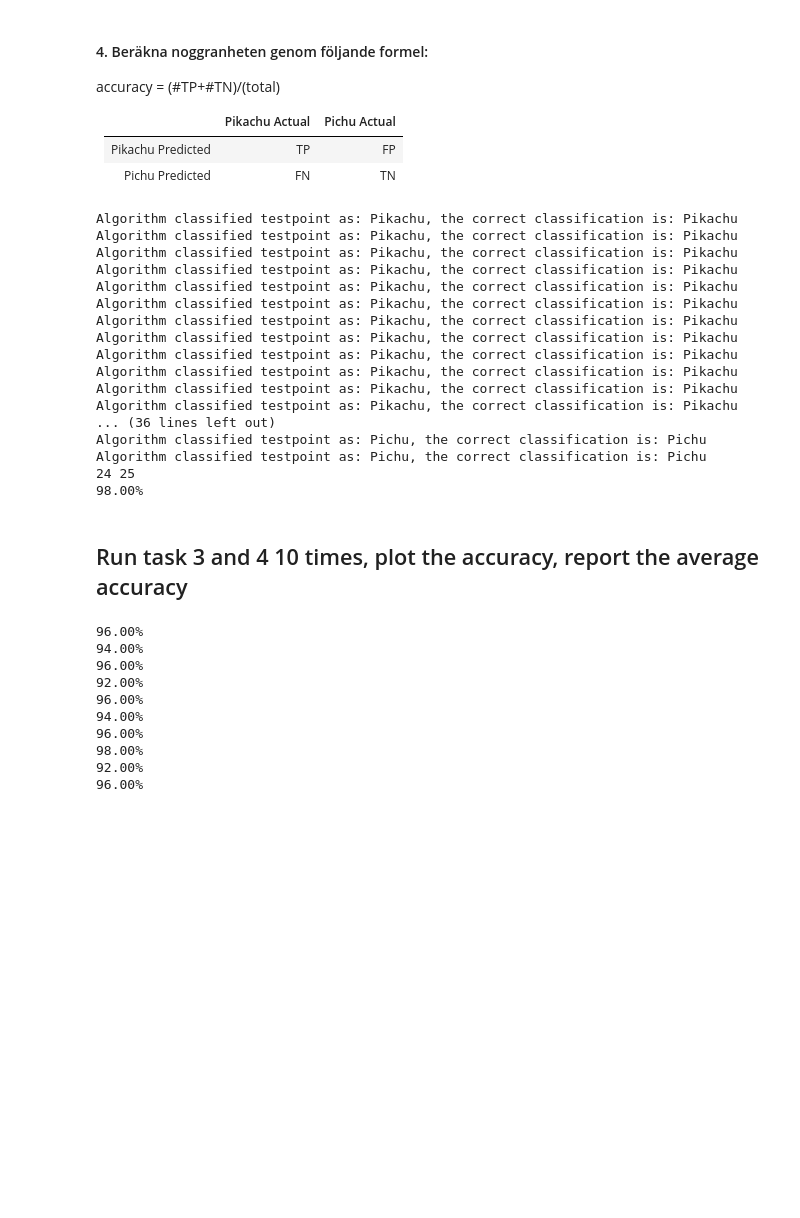
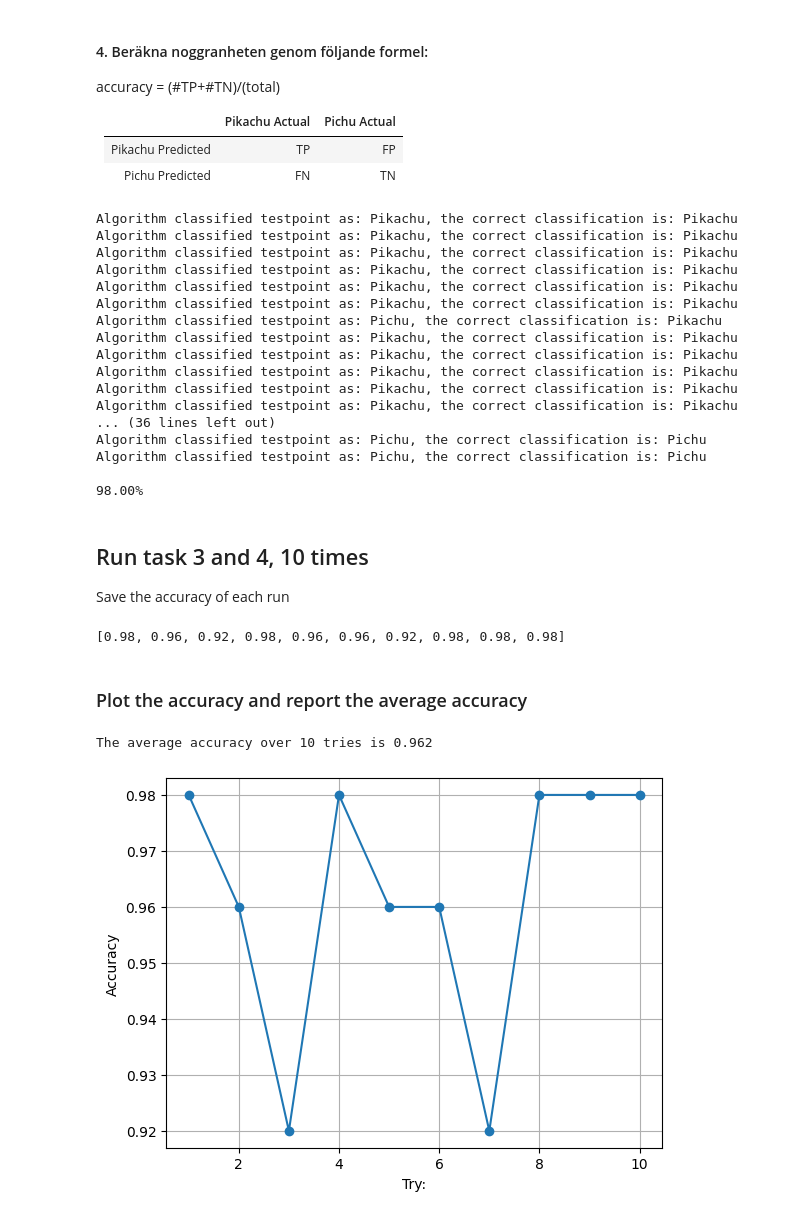
Before and after one commit to Crudeerz/Python-Rasmus-Berghall, a Jupyter notebook: Laborations/Lab2/Lab2.ipynb, the cells around one changed output. Cells and saved outputs as stored; diff of their text form; code cells hidden in the pictures; blank space fills up the shorter version.

```diff
--- a/Laborations/Lab2/Lab2.ipynb
+++ b/Laborations/Lab2/Lab2.ipynb
@@ -120,15 +127,3 @@ Sample with (width, height): (20.5, 34.0) classified as Pichu
-# %%
-def user_input(prompt = "Input: "):
-
-    while True:
-        try:
-            point = int(input(prompt).strip())
-            if 0 < point:
-                return point
-        except ValueError:
-            print("Your value is not a integer! Try again")
-        else:
-            print("Your value is a negative value! Try again")
 # %%
 
 #Get input from user, testpoint with width and height.
@@ -304,8 +295,8 @@ for i in range(len(test_data)):
     actual_label = int(test_data[i][label])
 
     # Check for TP, TN.
-    # If algorithm chose pikachu and answer is pikachu it is a TP.
-    # If algrithm chose pichu and answer is pichu it is a TN.
+    # If algorithm chose pikachu and answer is pikachu it is a TP (True Positive).
+    # If algrithm chose pichu and answer is pichu it is a TN (True Negative).
     if distance_label == 1 and actual_label == 1:
         TP += 1
 
@@ -325,15 +316,12 @@ for i in range(len(test_data)):
         answer = 'Pichu'
 
 
-
-
-    #print(f"Sample with (width, height): ({test_data[i][width]}, {test_data[i][height]}) classified as {pokémon}")
     print(f'Algorithm classified testpoint as: {pokémon}, the correct classification is: {answer}')
 
 
-# Beräkna och skriva ut accuracy för aktuell test och träningsdata
+# Beräkna och skriva ut accuracy i procent för aktuell test och träningsdata
 accuracy = (TP + TN) / 50
-print(f'{accuracy :.2%}')
+print(f'\n{accuracy :.2%}')
 # %% [output]
 Algorithm classified testpoint as: Pikachu, the correct classification is: Pikachu
 Algorithm classified testpoint as: Pikachu, the correct classification is: Pikachu
@@ -341,7 +329,7 @@ Algorithm classified testpoint as: Pikachu, the correct classification is: Pikac
 Algorithm classified testpoint as: Pikachu, the correct classification is: Pikachu
 Algorithm classified testpoint as: Pikachu, the correct classification is: Pikachu
 Algorithm classified testpoint as: Pikachu, the correct classification is: Pikachu
-Algorithm classified testpoint as: Pikachu, the correct classification is: Pikachu
+Algorithm classified testpoint as: Pichu, the correct classification is: Pikachu
 Algorithm classified testpoint as: Pikachu, the correct classification is: Pikachu
 Algorithm classified testpoint as: Pikachu, the correct classification is: Pikachu
 Algorithm classified testpoint as: Pikachu, the correct classification is: Pikachu
@@ -350,15 +338,18 @@ Algorithm classified testpoint as: Pikachu, the correct classification is: Pikac
 ... (36 lines left out)
 Algorithm classified testpoint as: Pichu, the correct classification is: Pichu
 Algorithm classified testpoint as: Pichu, the correct classification is: Pichu
-24 25
+
 98.00%
 # %% [markdown]
-## Run task 3 and 4 10 times, plot the accuracy, report the average accuracy
+## Run task 3 and 4, 10 times
+Save the accuracy of each run
 # %%
+# Define list to save accuracy for every test
+accuracy = []
+number_of_tries = 10
 
-import random
-
-for j in range(10):
+# Run task 3 and 4 10 times
+for j in range(number_of_tries):
 
 # Seperate pikachu and pichu points into different lists
     pikachu_points = [point for point in datapoints if int(point[label]) == 1]
@@ -449,16 +440,25 @@ for j in range(10):
 
 
 # Beräkna och skriva ut accuracy för aktuell test- och träningsdata
-    accuracy = (TP + TN) / 50
-    print(f'{accuracy :.2%}')
+
+    accuracy.append((TP + TN) / 50)
+
+print(accuracy)
 # %% [output]
-96.00%
-94.00%
-96.00%
-92.00%
-96.00%
-94.00%
-96.00%
-98.00%
-92.00%
-96.00%
+[0.98, 0.96, 0.92, 0.98, 0.96, 0.96, 0.92, 0.98, 0.98, 0.98]
+# %% [markdown]
+### Plot the accuracy and report the average accuracy
+# %%
+# Plot the graph for accuracy
+plt.plot(range(1, len(accuracy) + 1), accuracy, marker= 'o')
+plt.grid()
+plt.xlabel("Try:")
+plt.ylabel("Accuracy")
+
+# Calculate average accuracy and print it out
+average = sum(accuracy) / len(accuracy)
+
+print(f'The average accuracy over {number_of_tries} tries is {average :.3}')
+# %% [output]
+The average accuracy over 10 tries is 0.962
+[figure, added]
```
Also changed, not shown: parts of 9 cells of this notebook, 3 other files.
